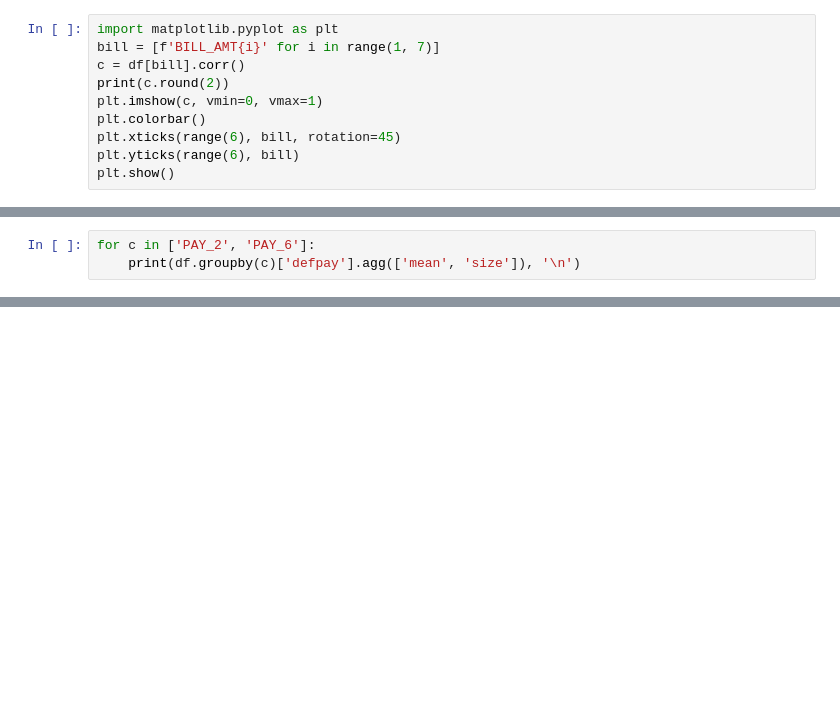
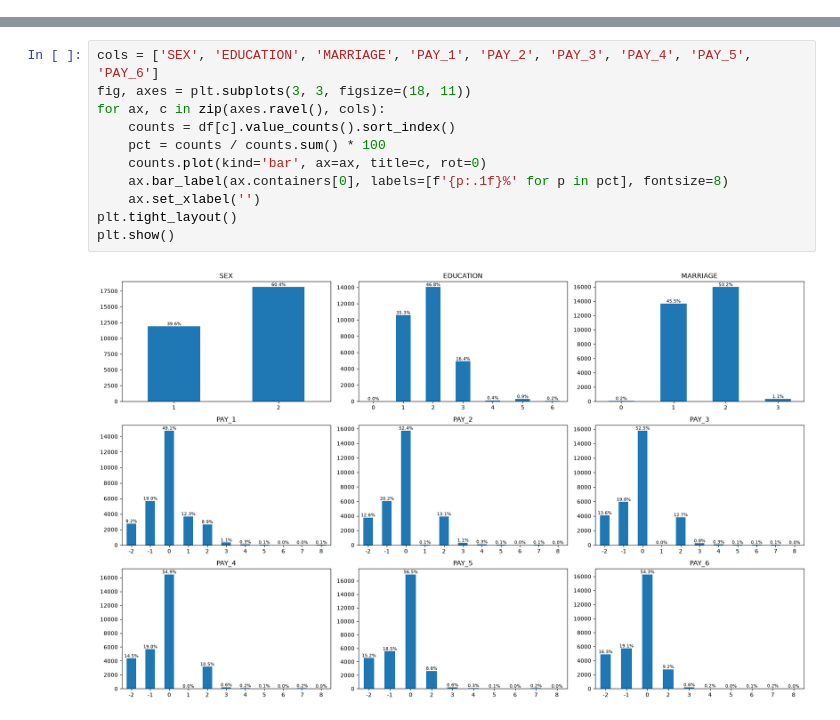
Before and after one commit to Luben69/Default-of-Credit-Card-Clients, a Jupyter notebook: Untitled.ipynb, the cells around one changed output, grey strips where cells are left out. Saved outputs shown, nothing was run; the diff lists cells and outputs as text; blank space fills up the shorter version.

```diff
--- a/Untitled.ipynb
+++ b/Untitled.ipynb
@@ -1417,10 +0,0 @@ BILL_AMT2
-# %%
-import matplotlib.pyplot as plt
-bill = [f'BILL_AMT{i}' for i in range(1, 7)]
-c = df[bill].corr()
-print(c.round(2))
-plt.imshow(c, vmin=0, vmax=1)
-plt.colorbar()
-plt.xticks(range(6), bill, rotation=45)
-plt.yticks(range(6), bill)
-plt.show()
@@ -1436,3 +0,0 @@ BILL_AMT6       0.80       0.83       0.85       0.90       0.95       1.00
-# %%
-for c in ['PAY_2', 'PAY_6']:
-    print(df.groupby(c)['defpay'].agg(['mean', 'size']), '\n')
@@ -1456,0 +99,13 @@ PAY_2
+# %%
+cols = ['SEX', 'EDUCATION', 'MARRIAGE', 'PAY_1', 'PAY_2', 'PAY_3', 'PAY_4', 'PAY_5', 'PAY_6']
+fig, axes = plt.subplots(3, 3, figsize=(18, 11))
+for ax, c in zip(axes.ravel(), cols):
+    counts = df[c].value_counts().sort_index()
+    pct = counts / counts.sum() * 100
+    counts.plot(kind='bar', ax=ax, title=c, rot=0)
+    ax.bar_label(ax.containers[0], labels=[f'{p:.1f}%' for p in pct], fontsize=8)
+    ax.set_xlabel('')
+plt.tight_layout()
+plt.show()
+# %% [output]
+[figure, added]
```
Also changed, not shown: parts of 135 cells of this notebook.
